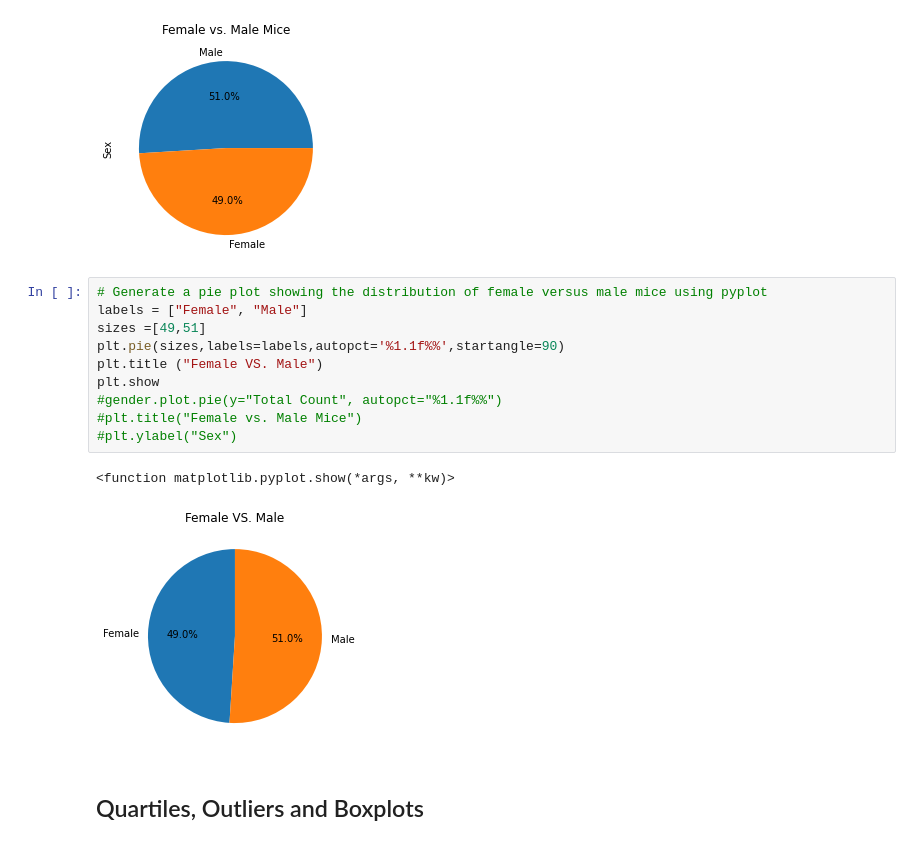
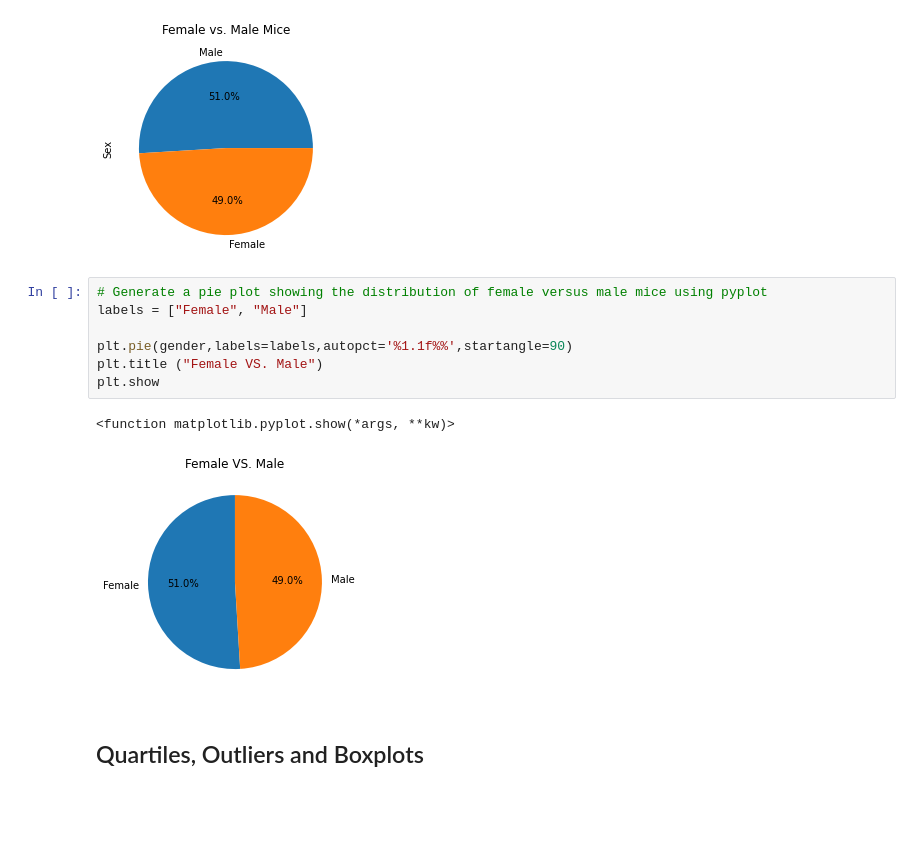
Before and after one commit to mgac96/pharmaceutical_matplotlib, a Jupyter notebook: Starter_Code/Pymaceuticals/pymaceuticals_MG.ipynb, the cells around one changed output. Cells and saved outputs as stored; diff of their text form; blank space fills up the shorter version.

```diff
--- a/Starter_Code/Pymaceuticals/pymaceuticals_MG.ipynb
+++ b/Starter_Code/Pymaceuticals/pymaceuticals_MG.ipynb
@@ -163,16 +166,13 @@ gender.plot.pie(autopct='%1.1f%%')
 # %%
 # Generate a pie plot showing the distribution of female versus male mice using pyplot
 labels = ["Female", "Male"]
-sizes =[49,51]
-plt.pie(sizes,labels=labels,autopct='%1.1f%%',startangle=90)
+
+plt.pie(gender,labels=labels,autopct='%1.1f%%',startangle=90)
 plt.title ("Female VS. Male")
 plt.show
-#gender.plot.pie(y="Total Count", autopct="%1.1f%%")
-#plt.title("Female vs. Male Mice")
-#plt.ylabel("Sex")
 # %% [output]
 <function matplotlib.pyplot.show(*args, **kw)>
-[figure, old version]
+[figure, new version]
 # %% [markdown]
 ## Quartiles, Outliers and Boxplots
 # %%
```
Also changed, not shown: parts of 11 cells of this notebook.
